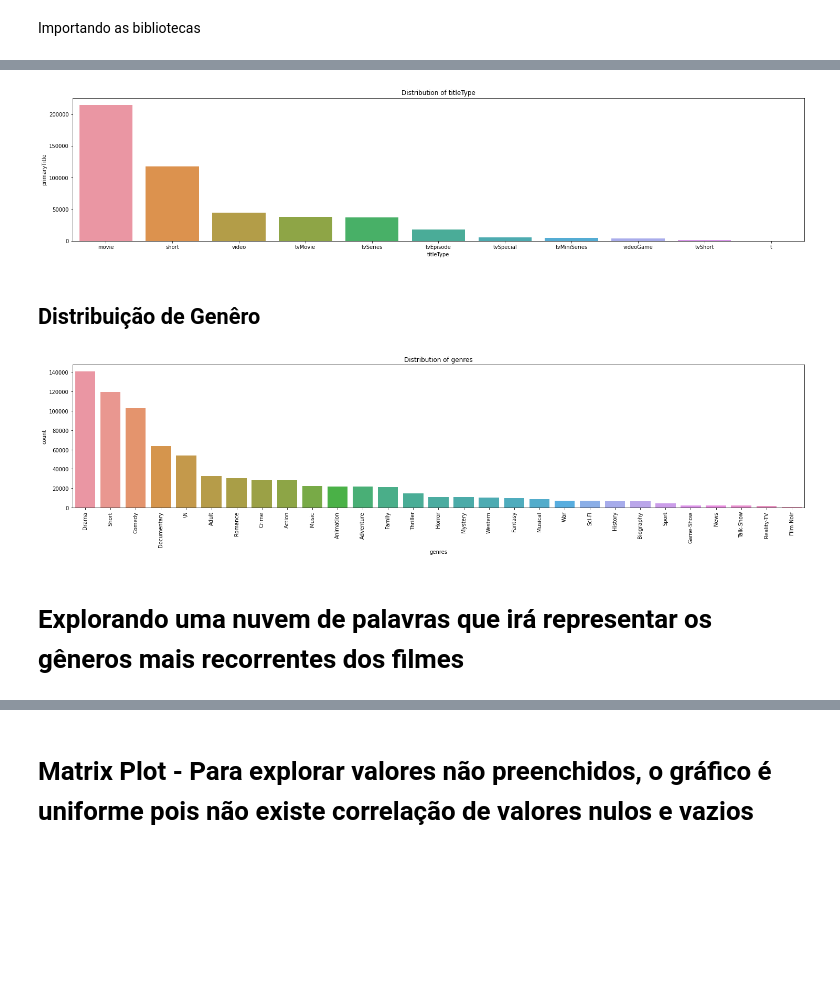
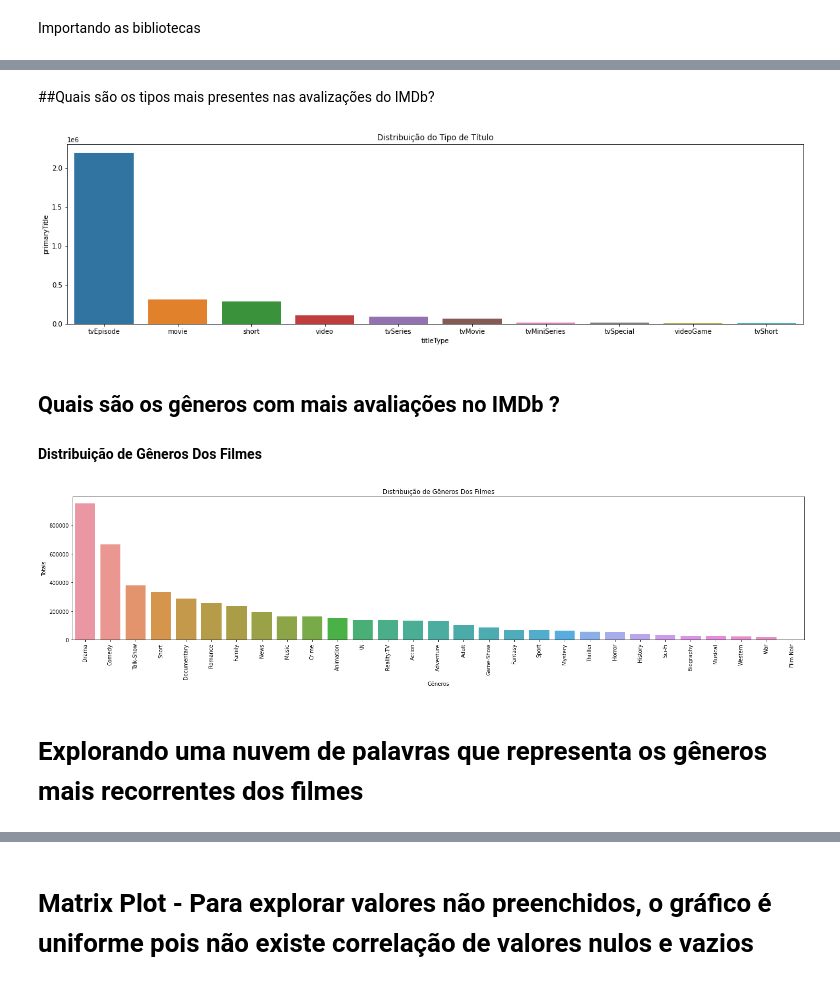
Before and after one commit to felipefranca/python-data-visualization-imdb-dataset, a Jupyter notebook: Trabalho_Final_Visualização_de_Dados.ipynb, the cells around one changed output, grey strips where cells are left out. Drawn from its saved outputs; the diff is of its cells as text; code cells hidden in the pictures; blank space fills up the shorter version.

```diff
--- a/Trabalho_Final_Visualização_de_Dados.ipynb
+++ b/Trabalho_Final_Visualização_de_Dados.ipynb
@@ -19,3 +21,2 @@ Carregando o dataset e selecionando as colinas
 # %%
-data = pd.read_csv('sample_data/title_basics.csv')
-data = data[['titleType','primaryTitle','isAdult','startYear','endYear','runtimeMinutes','genres']]
+data = pd.read_csv('title_basics.csv', low_memory=False)
@@ -39,0 +23,7 @@ fig = px.pie(percent, values='Porcentagem', names='Adulto', color_discrete_seque
+# %%
+#Limpando a base de valores "na"
+
+df = data[~data.duplicated()]
+df.dropna(inplace=True)
+df.isna().sum()
+data = df
@@ -40,15 +58,18 @@ fig = px.pie(percent, values='Porcentagem', names='Adulto', color_discrete_seque
+# %% [markdown]
+##Quais são os tipos mais presentes nas avalizações do IMDb?
 # %%
 key = 'titleType'
 tmp = data[[key,'primaryTitle']].groupby(key).count().reset_index().sort_values('primaryTitle',ascending=False)
 
-plt.figure(figsize=(25,5))
+plt.figure(figsize=(20,5))
 sns.barplot(data=tmp, x=tmp[key], y=tmp['primaryTitle'])
-plt.title(f'Distribution of {key}')
+plt.title(f'Distribuição do Tipo de Título')
 plt.show()
 # %% [output]
-[figure, old version]
+[figure, new version]
-# %% [markdown]
-## Distribuição de Genêro
+# %% [markdown]
+## Quais são os gêneros com mais avaliações no IMDb ?
+#### Distribuição de Gêneros Dos Filmes
 # %%
 genres = data['genres'].dropna()
 genres_list = [str(genres_str).split(',') for genres_str in genres.unique().tolist()]
@@ -58,17 +79,17 @@ tmp = data[['primaryTitle','genres']]
 for genres in genres_list:
     tmp[genres] = tmp['genres'].apply(lambda x:1 if genres in str(x) else 0)
 tmp = tmp[genres_list].sum().reset_index().sort_values(0,ascending=False)
-tmp.columns = ['genres','count']
+tmp.columns = ['Gêneros','Totais']
 
 plt.figure(figsize=(25,5))
-sns.barplot(data=tmp,x='genres',y='count')
-plt.title(f'Distribution of genres')
+sns.barplot(data=tmp,x='Gêneros',y='Totais')
+plt.title(f'Distribuição de Gêneros Dos Filmes')
 plt.xticks(rotation=90)
 plt.show()
 # %% [output]
-[figure, old version]
+[figure, new version]
 # %% [markdown]
-# Explorando uma nuvem de palavras que irá representar os gêneros mais recorrentes dos filmes
+# Explorando uma nuvem de palavras que representa os gêneros mais recorrentes dos filmes
 # %%
 df_genres = data['genres'].dropna()
 genres_list = [str(genres_str).split(',') for genres_str in df_genres.unique().tolist()]
```
Also changed, not shown: parts of 23 cells of this notebook.
